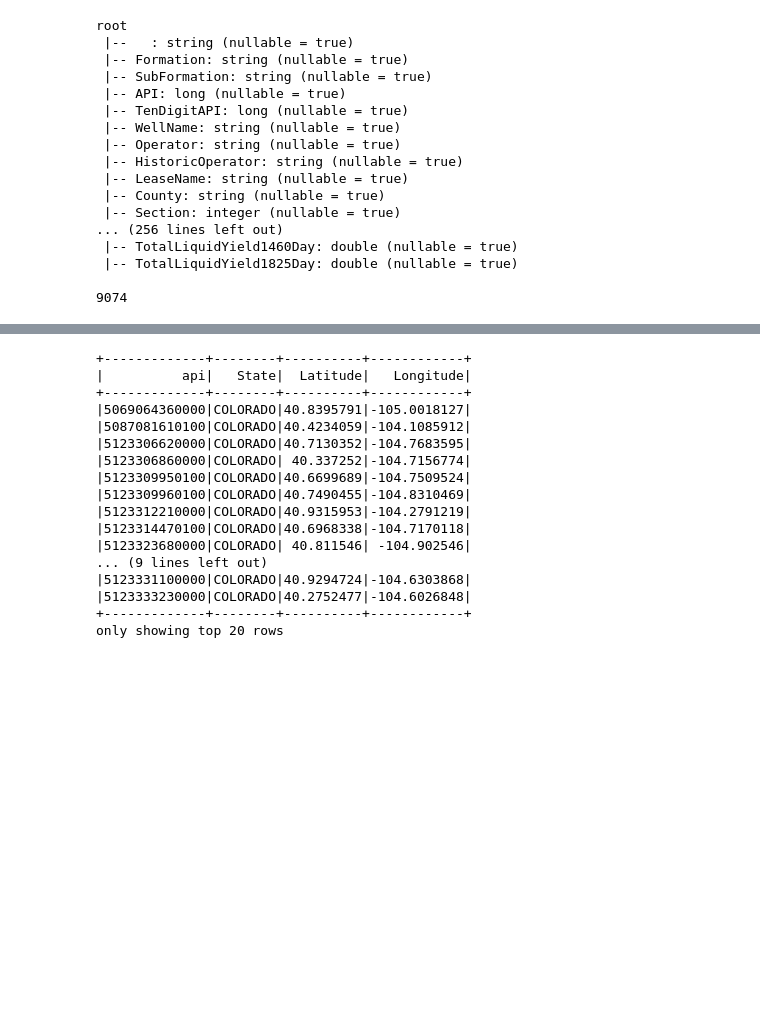
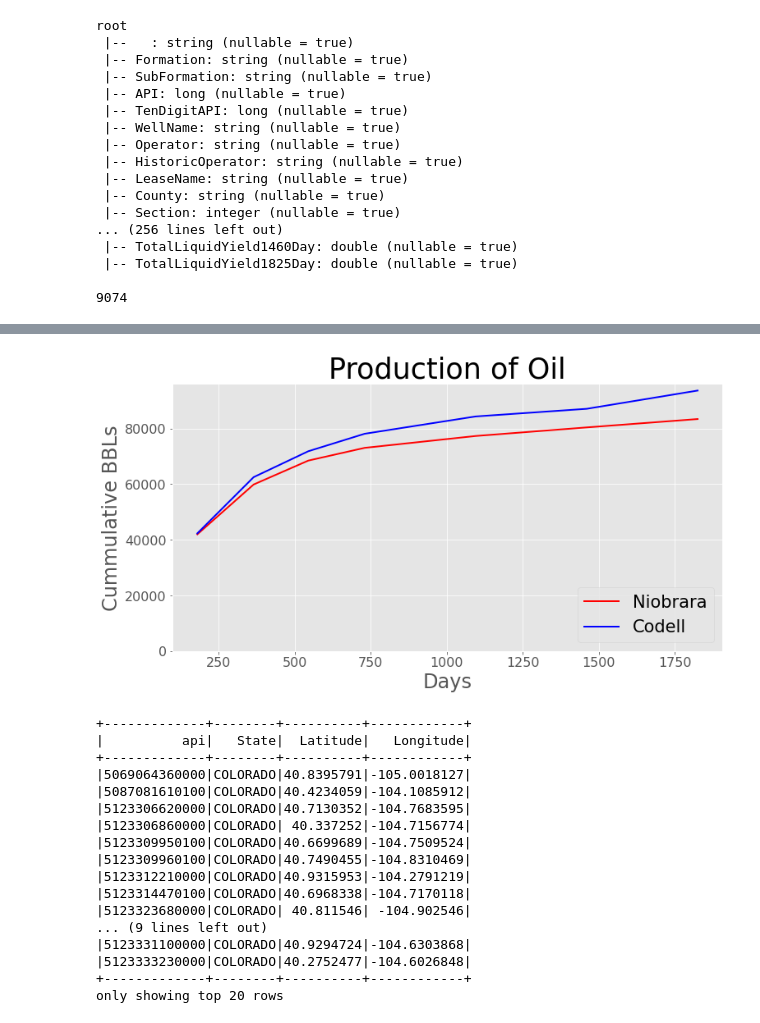
Before and after one commit to chunswu/Oil-Production-of-Fluid-Systems, a Jupyter notebook: capstone_EDA_spark.ipynb, the cells around one changed output, grey strips where cells are left out. Drawn from its saved outputs; the diff is of its cells as text; code cells hidden in the pictures; blank space fills up the shorter version.

```diff
--- a/capstone_EDA_spark.ipynb
+++ b/capstone_EDA_spark.ipynb
@@ -12,3 +19,9 @@ plt.style.use('ggplot')
+# %%
+def line_plt(ax, x, y, title, xlab, ylab, color, label):
+    ax.plot(x, y, linewidth=2, color=color, label=label )
+# %%
+def drop_na_column(df, lst):
+    return df.na.drop(subset=lst)
 # %%
 spark = (ps.sql.SparkSession.builder
         .master("local[4]")
@@ -328,0 +142,20 @@ only showing top 20 rows
+# %%
+codell_df = spark.sql("""
+                    SELECT
+                        api,
+                        state,
+                        UPPER(formation) AS formation,
+                        Prod180DayOil AS day180,
+                        Prod365DayOil AS day365,
+                        Prod545DayOil AS day545,
+                        Prod730DayOil AS day730,
+                        Prod1095DayOil AS day1095,
+                        Prod1460DayOil AS day1460,
+                        Prod1825DayOil AS day1825,
+                        TotalProppant
+                    FROM data
+                    WHERE state = "COLORADO" AND formation = 'CODELL'
+                    ORDER BY day180 DESC
+                    """)
+codell_df = codell_df.where(col("TotalProppant").isNotNull())
+codell_df.show()
@@ -329,3 +228,21 @@ only showing top 20 rows
+# %%
+fig, ax = plt.subplots(figsize = (12, 6))
+x_axis = [180, 365, 545, 730, 1095, 1460, 1825]
+
+line_plt(ax, x_axis, y_axis, 'Produciton of Oil', 'Days', 'Cummulative BBLS', 'red', 'Niobrara')
+line_plt(ax, x_axis, y_axis_c, 'Produciton of Oil', 'Days', 'Cummulative BBLS', 'blue', 'Codell')
+
+ax.set_title('Production of Oil', fontsize=35)
+ax.set_xlabel('Days', fontsize=24)
+ax.tick_params(axis='both', which='major', labelsize=16)
+ax.set_ylabel('Cummulative BBLs', fontsize=24)
+ax.legend(loc='lower right', fontsize=21)
+ax.set_ylim(0)
+
+# plt.show()
+plt.savefig('images/production_formation_proppant.png')
+# %% [output]
+[figure, added]
 # %%
 coorid_df = spark.sql("""
                     SELECT
```
Also changed, not shown: parts of 50 cells of this notebook.
